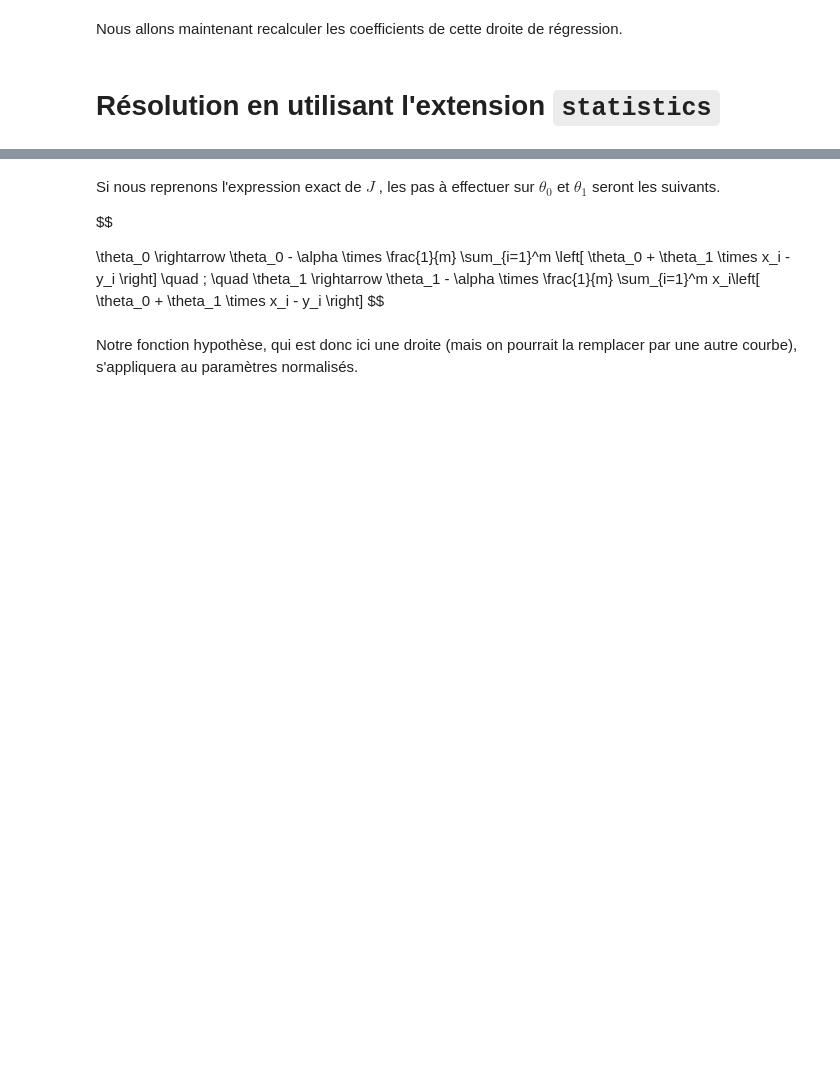
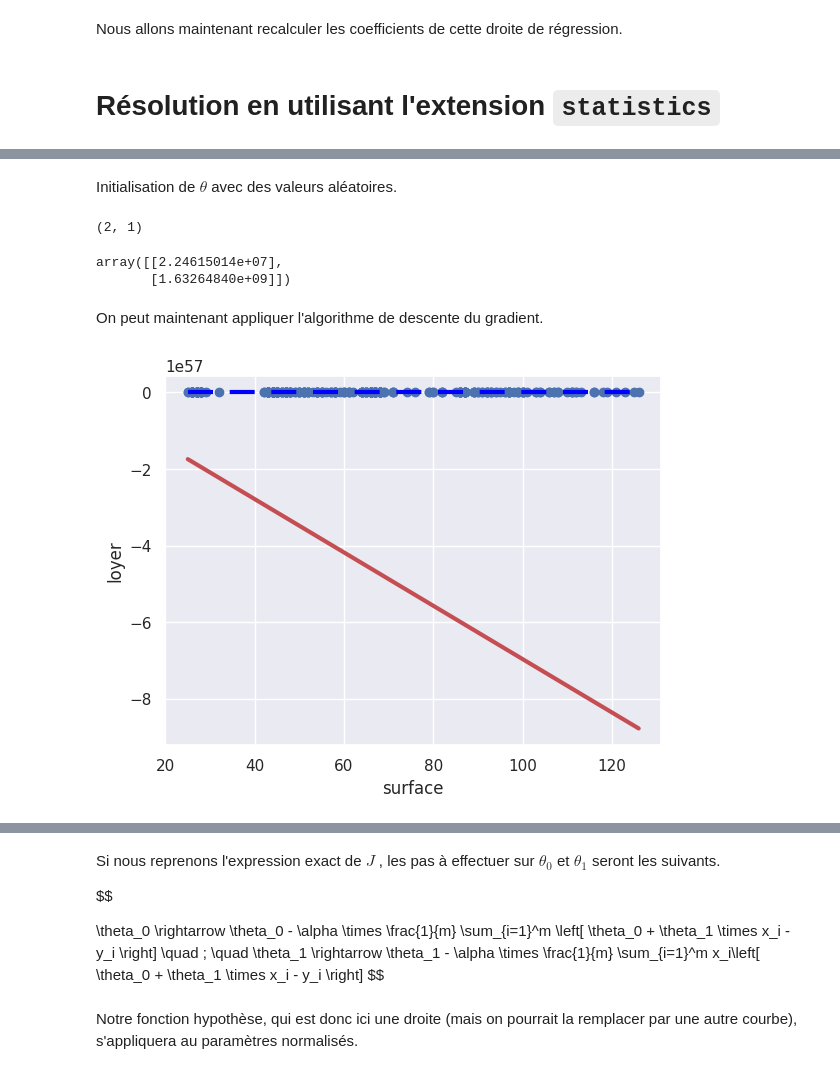
Before and after one commit to mat90hub/python_par_jupyter, a Jupyter notebook: 10_machine_learning/01_regression_lineaire.ipynb, the cells around one changed output, grey strips where cells are left out. Drawn from its saved outputs; the diff is of its cells as text; code cells hidden in the pictures; blank space fills up the shorter version.

```diff
--- a/10_machine_learning/01_regression_lineaire.ipynb
+++ b/10_machine_learning/01_regression_lineaire.ipynb
@@ -167,0 +191,5 @@ Néanmoins ici les surface et les loyers sont des nombres ayant à peu près le
+# %%
+rng = np.random.default_rng(6)
+theta = rng.random((2,1))
+print(np.around(theta, 3))
+theta.shape
@@ -167,0 +238,6 @@ Néanmoins ici les surface et les loyers sont des nombres ayant à peu près le
+# %%
+def cost_function(X, y, theta):
+    m = len(y)
+    return 1 / (2*m) * np.sum(np.square(model(X,theta) -y))
+
+cost_function(X, y, theta)
@@ -167,0 +248,6 @@ Néanmoins ici les surface et les loyers sont des nombres ayant à peu près le
+# %%
+def grad(X,y,theta):
+    m = len(y)
+    return 1/m * X.T.dot(model(X, theta) -y)
+
+grad(X,y,theta)
@@ -167,0 +259,40 @@ Néanmoins ici les surface et les loyers sont des nombres ayant à peu près le
+# %%
+def gradient_descent(X,y,theta, learning_rate, n_iterations):
+    cost_history = np.zeros(n_iterations)
+    for i in range(0, n_iterations):
+        theta = theta - learning_rate * grad(X,y,theta)
+        cost_history[i] = cost_function(X,y,theta)
+    return theta, cost_history
+# %% [markdown]
+Initialisation de $\theta$ avec des valeurs aléatoires.
+# %%
+theta_final = theta
+theta_final.shape
+# %% [output]
+(2, 1)
+# %%
+learning_rate = 0.001
+theta_final = theta_final - learning_rate * grad(X,y,theta_final)
+theta_final
+# %% [output]
+array([[2.24615014e+07],
+       [1.63264840e+09]])
+# %% [markdown]
+On peut maintenant appliquer l'algorithme de descente du gradient.
+# %%
+theta_final, cost_history = gradient_descent(X,y,theta, learning_rate=0.001, n_iterations=100)
+
+
+plt.scatter(x,y)  # le nuage de point
+
+# génération le droite de régression
+prediction = model(X, theta_final)
+plt.plot(x, prediction, c='r', lw=3)
+plt.plot(x, stat_predict, c='blue', lw=3, dashes=[6,4]) # selon méthode précédente
+
+ax = plt.gca()
+ax.set_xlabel('surface')
+ax.set_ylabel('loyer')
+plt.show()
+# %% [output]
+[figure, added]
```
Also changed, not shown: parts of 40 cells of this notebook, 13 other files.
